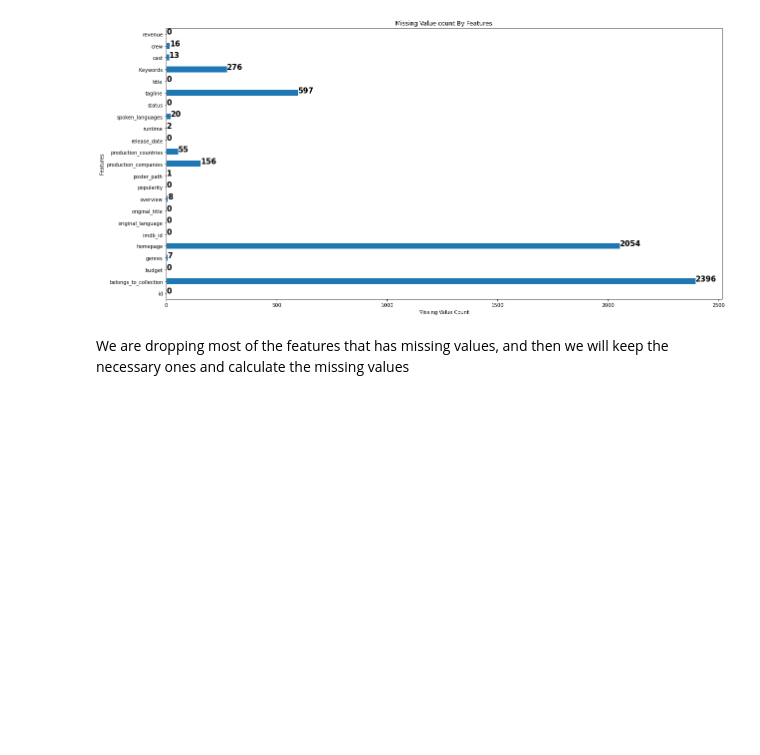
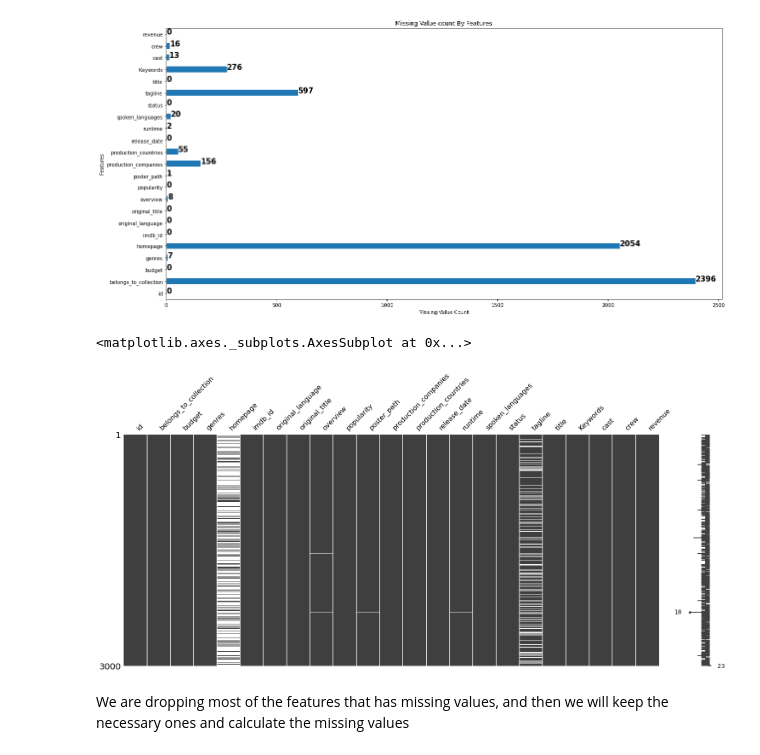
Before and after one commit to h579668/Dat158-ML2, a Jupyter notebook: filmApp/app/nbs/ML2.ipynb, the cells around one changed output. Drawn from its saved outputs; the diff is of its cells as text; code cells hidden in the pictures; blank space fills up the shorter version.

```diff
--- a/filmApp/app/nbs/ML2.ipynb
+++ b/filmApp/app/nbs/ML2.ipynb
@@ -98,10 +98,13 @@ plt.title("Missing Value count By Features")
 Text(0.5, 1.0, 'Missing Value count By Features')
 [figure]
 # %%
-#import missingno as msno
+import missingno as msno
 
 # Visualize missing values as a matrix
-# msno.matrix(train)
+msno.matrix(train)
+# %% [output]
+<matplotlib.axes._subplots.AxesSubplot at 0x...>
+[figure, added]
 # %% [markdown]
 We are dropping most of the features that has missing values, and then we will keep the necessary ones and calculate the missing values
 # %%
```
Also changed, not shown: parts of 20 cells of this notebook.
